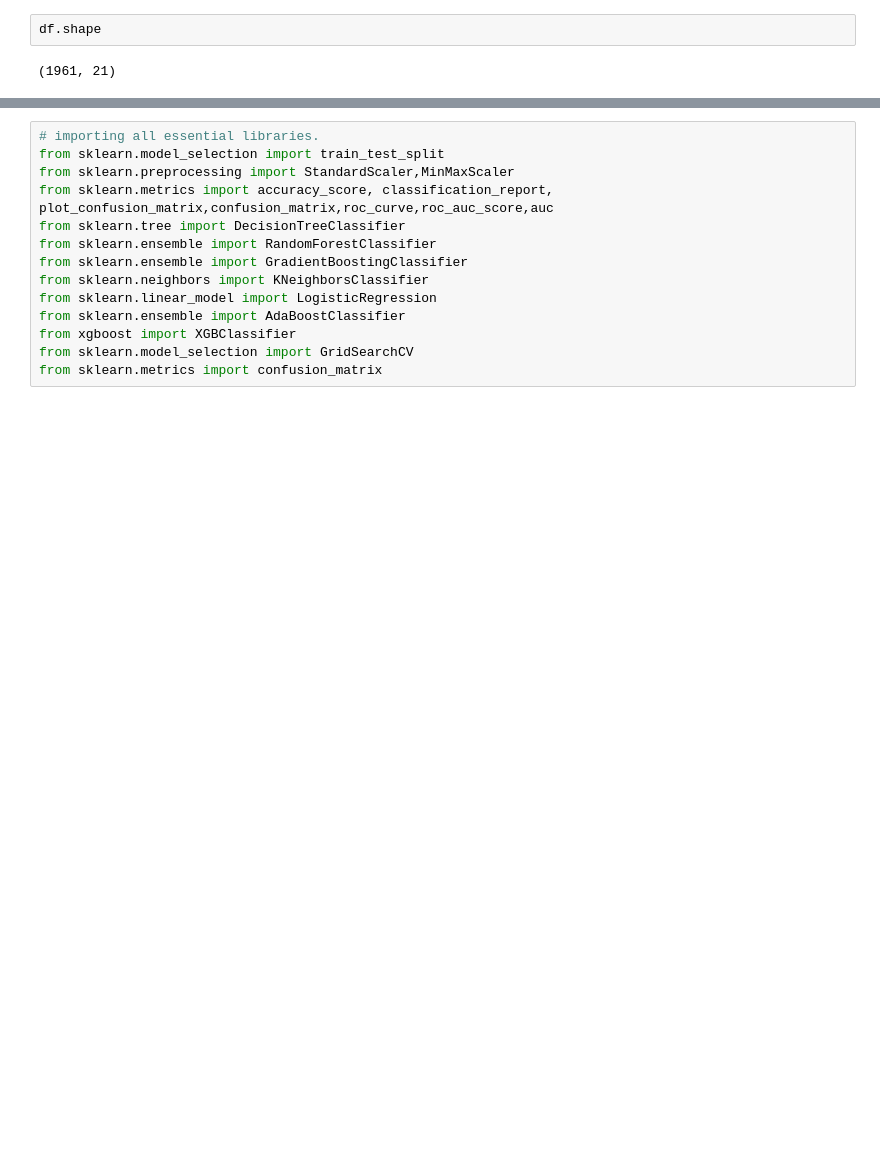
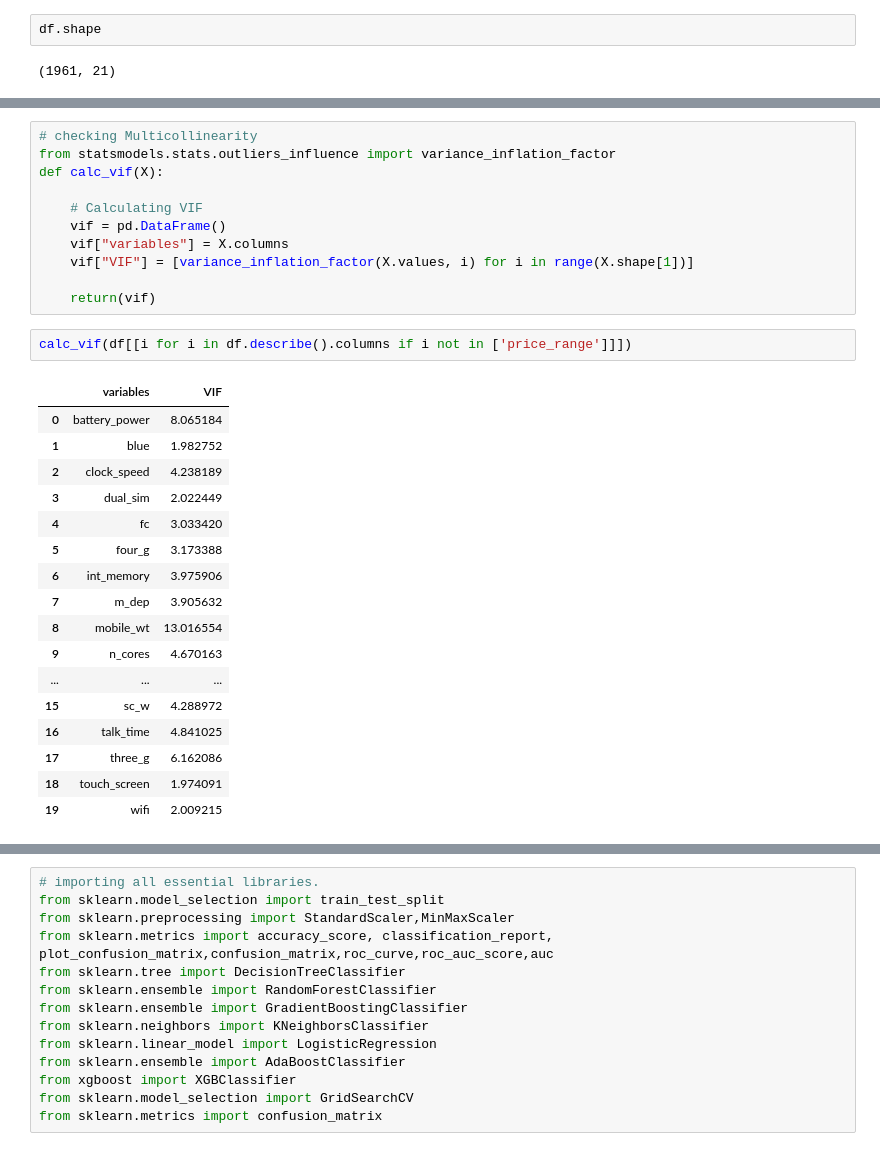
Before and after one commit to iamnaveenk/capstone_project-3-classification-, a Jupyter notebook: mobile_price_range_prediction.ipynb, the cells around one changed output, grey strips where cells are left out. Drawn from its saved outputs; the diff is of its cells as text; blank space fills up the shorter version.

```diff
--- a/mobile_price_range_prediction.ipynb
+++ b/mobile_price_range_prediction.ipynb
@@ -605,0 +606,31 @@ plt.show()
+# %%
+# checking Multicollinearity
+from statsmodels.stats.outliers_influence import variance_inflation_factor
+def calc_vif(X):
+
+    # Calculating VIF
+    vif = pd.DataFrame()
+    vif["variables"] = X.columns
+    vif["VIF"] = [variance_inflation_factor(X.values, i) for i in range(X.shape[1])]
+
+    return(vif)
+# %%
+calc_vif(df[[i for i in df.describe().columns if i not in ['price_range']]])
+# %% [output]
+|  | variables | VIF |
+| 0 | battery_power | 8.065184 |
+| 1 | blue | 1.982752 |
+| 2 | clock_speed | 4.238189 |
+| 3 | dual_sim | 2.022449 |
+| 4 | fc | 3.033420 |
+| 5 | four_g | 3.173388 |
+| 6 | int_memory | 3.975906 |
+| 7 | m_dep | 3.905632 |
+| 8 | mobile_wt | 13.016554 |
+| 9 | n_cores | 4.670163 |
+| ... | ... | ... |
+| 15 | sc_w | 4.288972 |
+| 16 | talk_time | 4.841025 |
+| 17 | three_g | 6.162086 |
+| 18 | touch_screen | 1.974091 |
+| 19 | wifi | 2.009215 |
```
Also changed, not shown: parts of 27 cells of this notebook.
